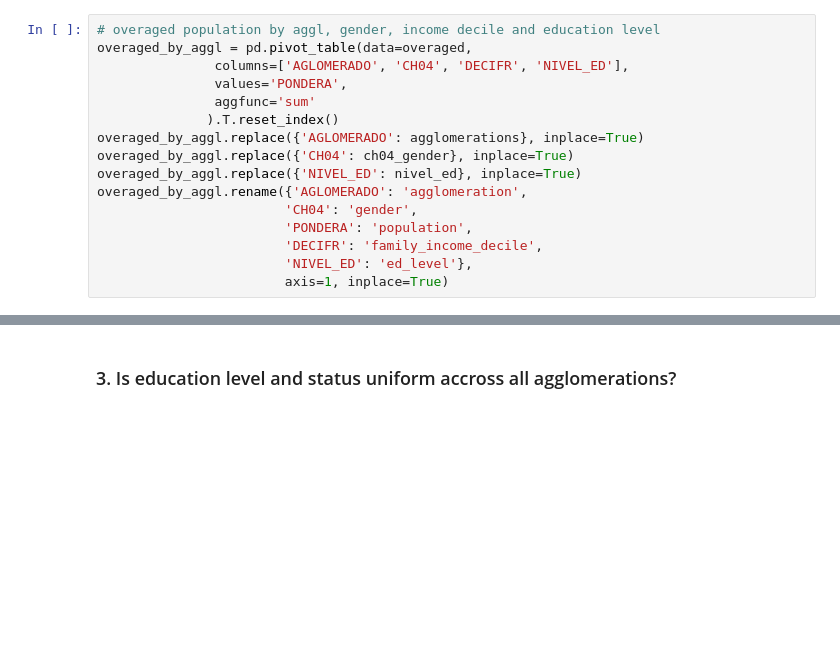
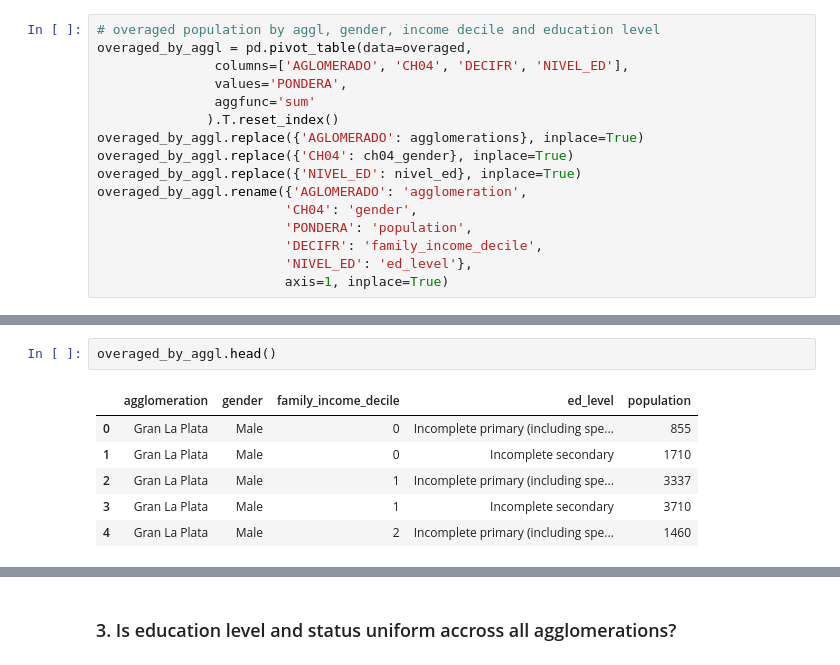
Before and after one commit to jbeiroa/learnground, a Jupyter notebook: projects/eph_sc_dropouts/EPH_School_Dropouts_Exploratory_Analysis.ipynb, the cells around one changed output, grey strips where cells are left out. Saved outputs shown, nothing was run; the diff lists cells and outputs as text; blank space fills up the shorter version.

```diff
--- a/projects/eph_sc_dropouts/EPH_School_Dropouts_Exploratory_Analysis.ipynb
+++ b/projects/eph_sc_dropouts/EPH_School_Dropouts_Exploratory_Analysis.ipynb
@@ -447,0 +437,9 @@ fig.tight_layout()
+# %%
+overaged_by_aggl.head()
+# %% [output]
+|  | agglomeration | gender | family_income_decile | ed_level | population |
+| 0 | Gran La Plata | Male | 0 | Incomplete primary (including spe... | 855 |
+| 1 | Gran La Plata | Male | 0 | Incomplete secondary | 1710 |
+| 2 | Gran La Plata | Male | 1 | Incomplete primary (including spe... | 3337 |
+| 3 | Gran La Plata | Male | 1 | Incomplete secondary | 3710 |
+| 4 | Gran La Plata | Male | 2 | Incomplete primary (including spe... | 1460 |
```
Also changed, not shown: parts of 18 cells of this notebook, 2 other files.
